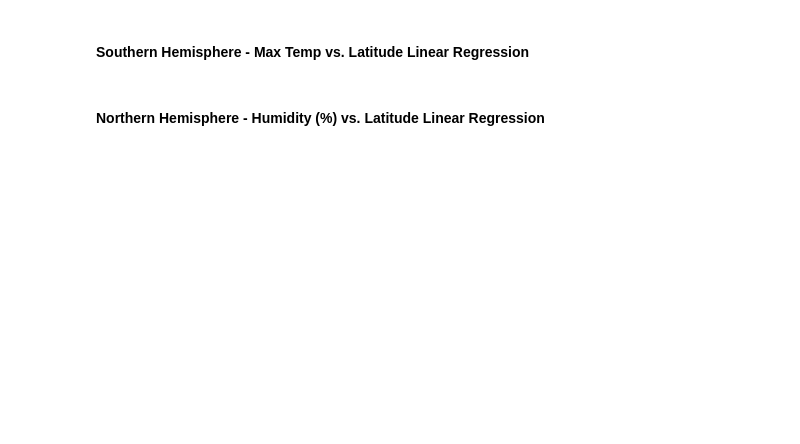
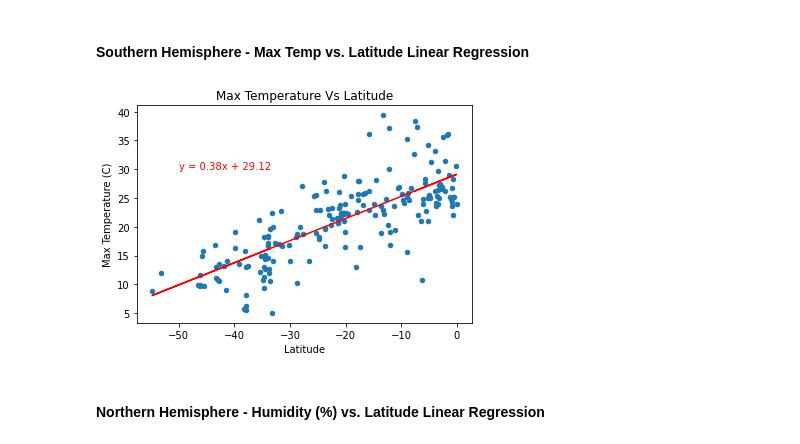
Before and after one commit to mgodfrey48/mapping-hotels, a Jupyter notebook: WeatherPy.ipynb, the cells around one changed output. Cells and saved outputs as stored; diff of their text form; code cells hidden in the pictures; blank space fills up the shorter version.

```diff
--- a/WeatherPy.ipynb
+++ b/WeatherPy.ipynb
@@ -212,4 +236,17 @@ plt.show()
 # %% [markdown]
 ####  Southern Hemisphere - Max Temp vs. Latitude Linear Regression
+# %%
+xvalues = southern_hem_cities['Lat']
+yvalues = southern_hem_cities['Max Temp']
+st_slope, st_intercept, st_r, st_p, st_std_err = linregress(xvalues, yvalues)
+st_fit = st_slope*xvalues + st_intercept
+fit_eq = f'y = {round(st_slope, 2)}x + {round(st_intercept, 2)}'
+
+southern_hem_cities.plot('Lat', 'Max Temp', kind='scatter', xlabel='Latitude', ylabel='Max Temperature (C)', title='Max Temperature Vs Latitude')
+plt.plot(xvalues, st_fit, "-", color='r')
+plt.annotate(fit_eq, (-50,30), color='r')
+plt.show()
+# %% [output]
+[figure, added]
 # %% [markdown]
 ####  Northern Hemisphere - Humidity (%) vs. Latitude Linear Regression
```
Also changed, not shown: parts of 17 cells of this notebook.
